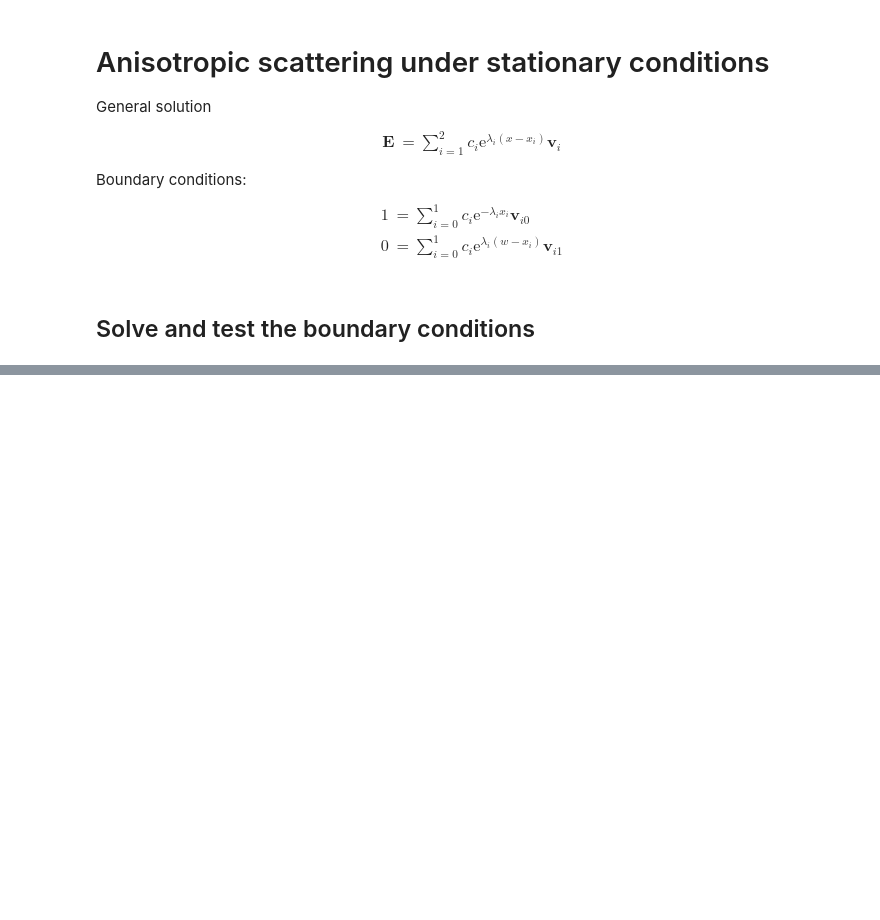
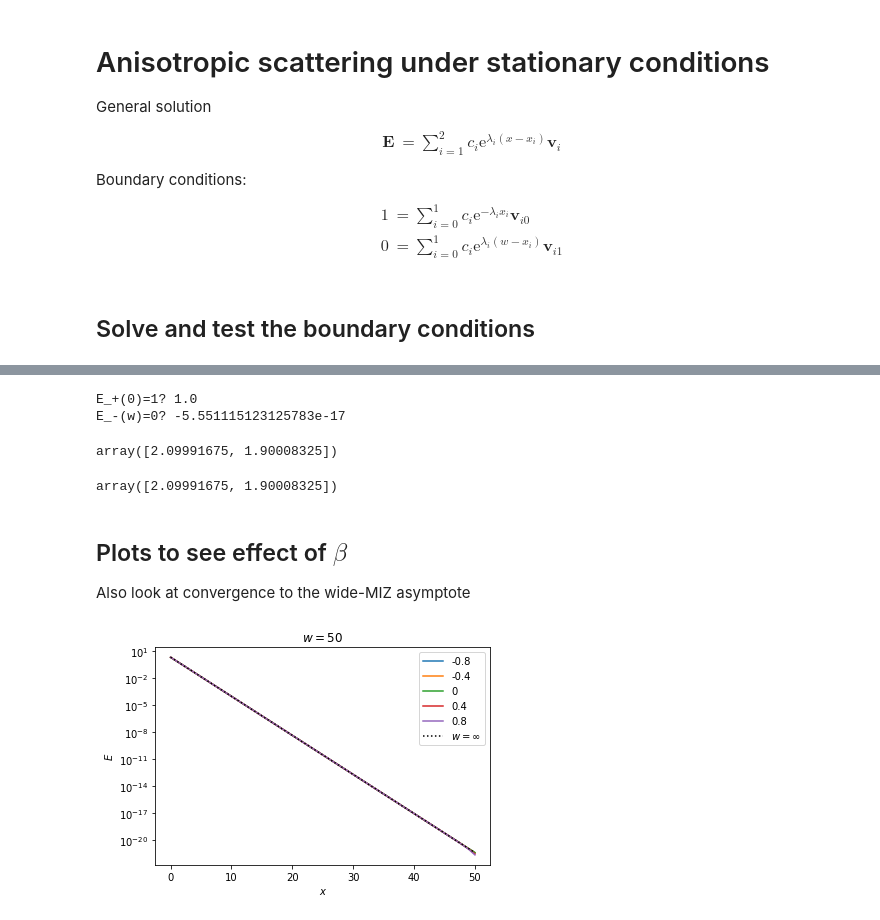
Before and after one commit to tdcwilliams/pywave, a Jupyter notebook: notebooks/energy_transport/stationary-aniso.ipynb, the cells around one changed output, grey strips where cells are left out. Saved outputs shown, nothing was run; the diff lists cells and outputs as text; code cells hidden in the pictures; blank space fills up the shorter version.

Commit message:
add notebook for steady state anisotropic problem

```diff
--- a/notebooks/energy_transport/stationary-aniso.ipynb
+++ b/notebooks/energy_transport/stationary-aniso.ipynb
@@ -62,0 +218,58 @@ array([[ 1.00000000e+00,  9.50041625e-01],
+# %%
+sa0 = StationaryAnisoNoDissipation()
+x = np.array([0., sa.w])
+ep, em = sa.calc_expansion(x)
+print(f'E_+(0)=1? {ep[0]}')
+print(f'E_-(w)=0? {em[1]}')
+# %% [output]
+E_+(0)=1? 1.0
+E_-(w)=0? -5.551115123125783e-17
+# %%
+sa0.calc_wave_stress(x)
+# %% [output]
+array([2.09991675, 1.90008325])
+# %%
+sa.calc_wave_stress(x)
+# %% [output]
+array([2.09991675, 1.90008325])
+# %% [markdown]
+## Plots to see effect of $\beta$
+Also look at convergence to the wide-MIZ asymptote
+# %%
+def plot_energy(cls, x, ax=None, legend_text=None, log_scale=False, **kwargs):
+    if ax is None:
+        fig = plt.figure()
+        ax = fig.add_subplot(111)
+    sa = cls(**kwargs)
+    ep, em = sa.calc_expansion(x)
+    ax.plot(x, ep + em, label=legend_text)
+    ax.set_xlabel('$x$')
+    ax.set_ylabel('$E$')
+    if log_scale:
+        ax.set_yscale('log')
+    return ax
+# %%
+def plot_one_panel(w, log_space,
+                   add_asymptote=True, ax=None, add_legend=True):
+    x = np.linspace(0, w, 50)
+    for b in [-.8, -.4, 0, .4, .8]:
+        ax = plot_energy(StationaryAniso, x,
+                         ax=ax, beta=b, w=w,
+                         legend_text=f"{b}",
+                         log_scale=log_scale,
+                        )
+    ax.set_title(f'$w = {w}$')
+    if add_asymptote:
+        ax.plot(x, 2 * np.exp(-x), ':k', label='$w=\infty$')
+    if add_legend:
+        ax.legend()
+    return ax
+# %%
+w, log_scale, add_asym = 50, True, True
+# w, log_scale, add_asym = 10, True, True
+# w, log_scale, add_asym = 7, True, True
+# w, log_scale, add_asym = 5, True, True
+# w, log_scale, add_asym = 3, False, True
+ax = plot_one_panel(w, log_scale, add_asymptote=add_asym)
+# %% [output]
+[figure, added]
```
Also changed, not shown: parts of 5 cells of this notebook.
